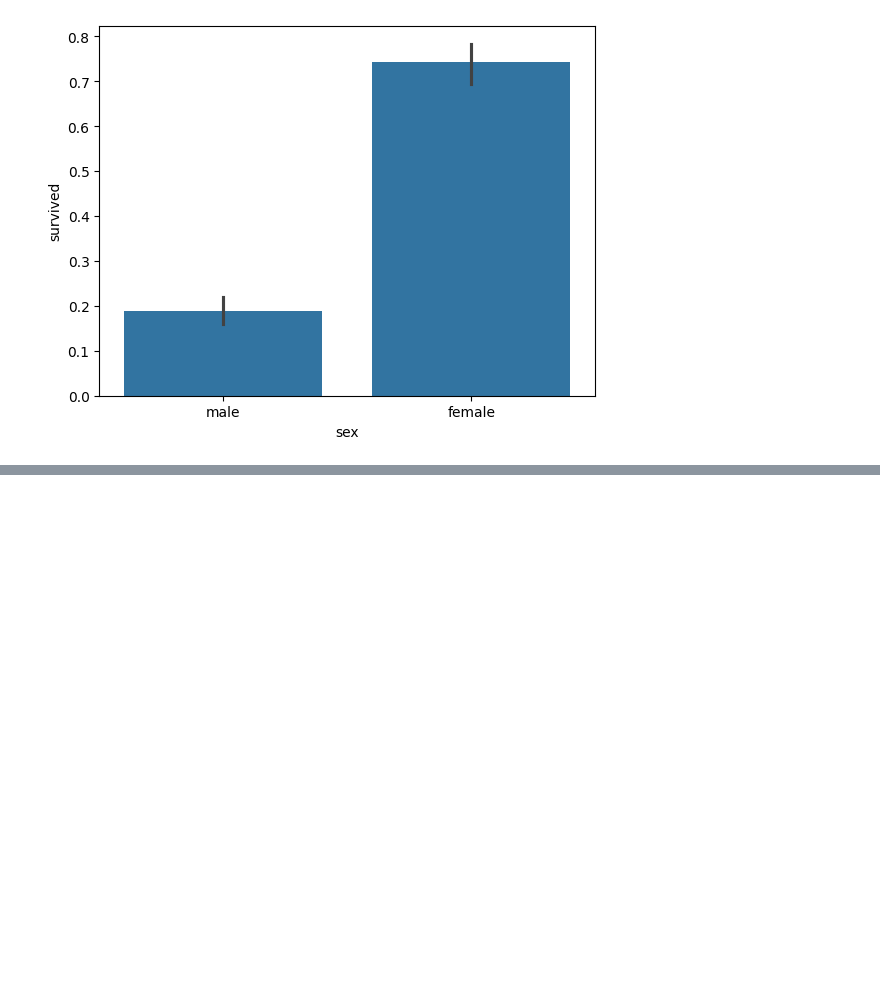
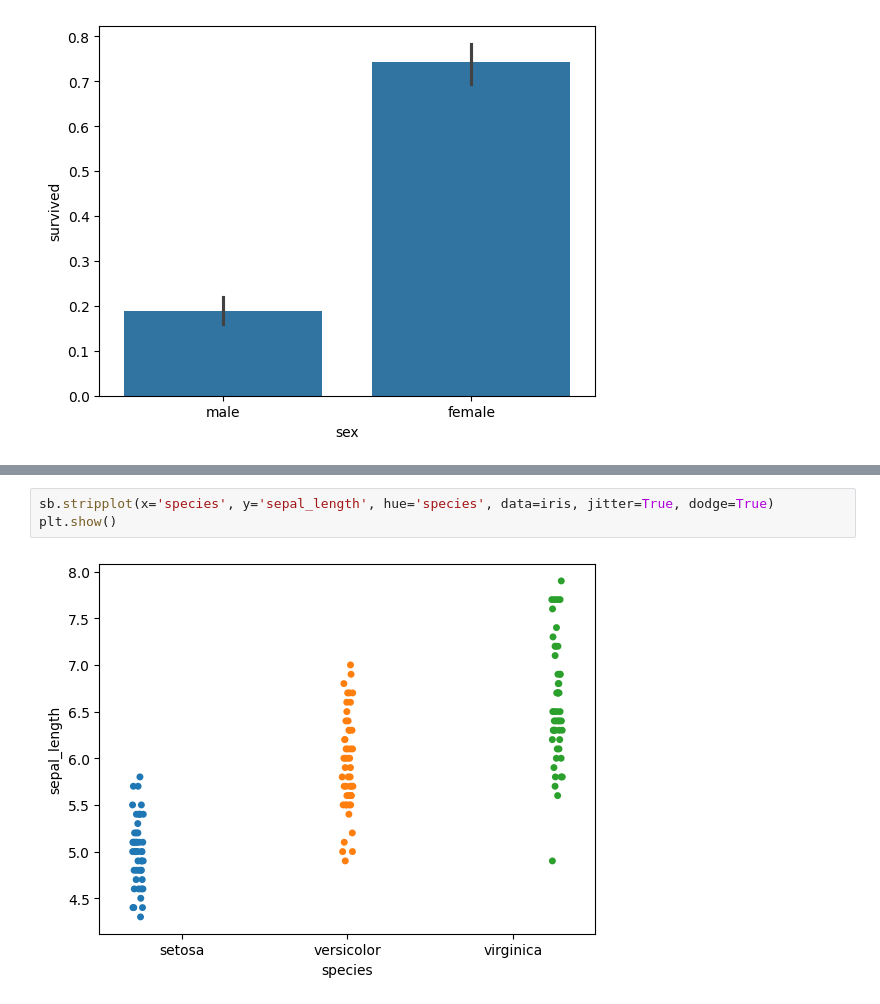
Before and after one commit to LeanGG-10/python, a Jupyter notebook: Medio/sprint1.ipynb, the cells around one changed output, grey strips where cells are left out. Drawn from its saved outputs; the diff is of its cells as text; blank space fills up the shorter version.

```diff
--- a/Medio/sprint1.ipynb
+++ b/Medio/sprint1.ipynb
@@ -415,0 +436,5 @@ plt.show()
+# %%
+sb.stripplot(x='species', y='sepal_length', hue='species', data=iris, jitter=True, dodge=True)
+plt.show()
+# %% [output]
+[figure, added]
```
Also changed, not shown: parts of 21 cells of this notebook, 1 other file.
